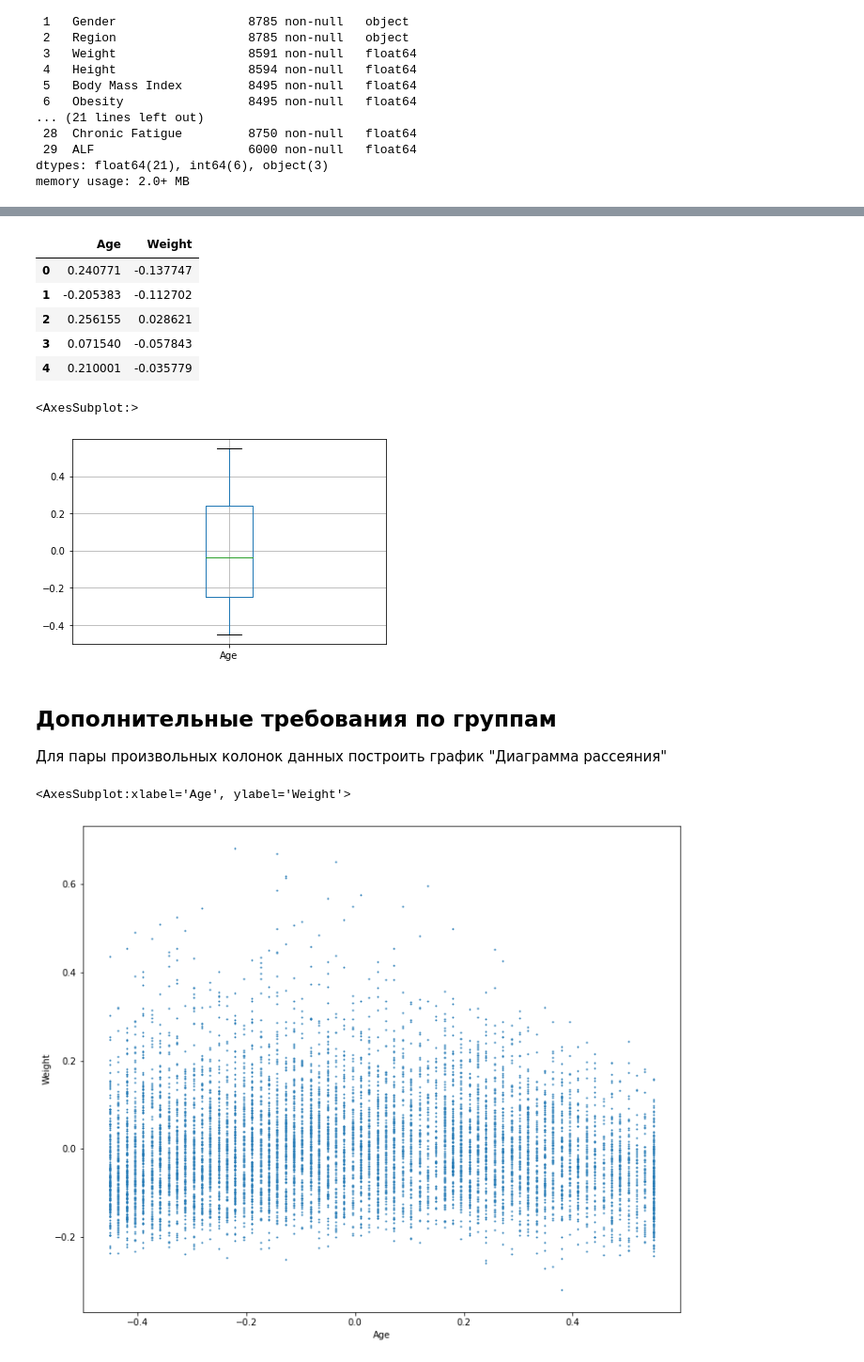
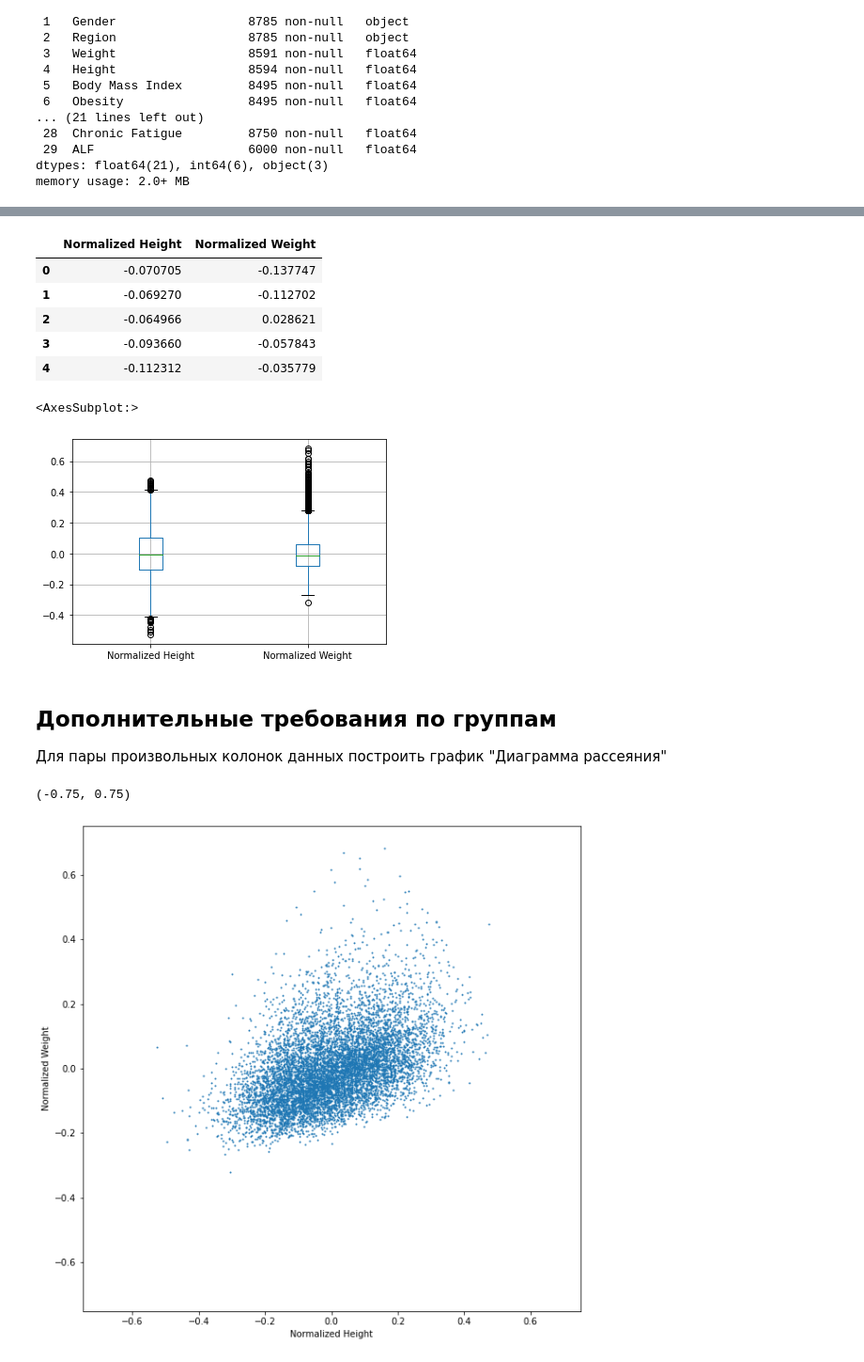
Before and after one commit to CTmH/MMO2022, a Jupyter notebook: rk1/rk1.ipynb, the cells around one changed output, grey strips where cells are left out. Shown: that part at 94% size. Cells and saved outputs as stored; diff of their text form; code cells hidden in the pictures.

```diff
--- a/rk1/rk1.ipynb
+++ b/rk1/rk1.ipynb
@@ -53,0 +61,6 @@ df.boxplot(column=['Age'])
+# %%
+hdata = df.loc[:,['Height','Weight']]
+print('min(Height) = ' + str(np.min(hdata['Height'])))
+print('max(Height) = ' + str(np.max(hdata['Height'])))
+print('min(Weight) = ' + str(np.min(hdata['Weight'])))
+print('max(Weight) = ' + str(np.max(hdata['Weight'])))
@@ -54,25 +72,27 @@ df.boxplot(column=['Age'])
 # %%
-hdata = df.loc[:,['Age','Weight']]
 hdata = hdata.apply(lambda x: (x - np.mean(x))/(np.max(x)-np.min(x)))
+hdata.columns = ['Normalized Height','Normalized Weight']
 hdata.head()
 # %% [output]
-|  | Age | Weight |
-| 0 | 0.240771 | -0.137747 |
-| 1 | -0.205383 | -0.112702 |
-| 2 | 0.256155 | 0.028621 |
-| 3 | 0.071540 | -0.057843 |
-| 4 | 0.210001 | -0.035779 |
+|  | Normalized Height | Normalized Weight |
+| 0 | -0.070705 | -0.137747 |
+| 1 | -0.069270 | -0.112702 |
+| 2 | -0.064966 | 0.028621 |
+| 3 | -0.093660 | -0.057843 |
+| 4 | -0.112312 | -0.035779 |
 # %%
-hdata.boxplot(column=['Age'])
+hdata.boxplot(column=['Normalized Height','Normalized Weight'])
 # %% [output]
 <AxesSubplot:>
-[figure, old version]
+[figure, new version]
 # %% [markdown]
 ## Дополнительные требования по группам
 
 Для пары произвольных колонок данных построить график "Диаграмма рассеяния"
 # %%
-hdata.plot.scatter(x='Age',y='Weight',s=1,figsize=(12,10))
+ax = hdata.plot.scatter(x='Normalized Height',y='Normalized Weight',s=1,figsize=(10,10))
+ax.set_xlim(-0.75, 0.75)
+ax.set_ylim(-0.75, 0.75)
 # %% [output]
-<AxesSubplot:xlabel='Age', ylabel='Weight'>
+(-0.75, 0.75)
-[figure, old version]
+[figure, new version]
```
Also changed, not shown: parts of 7 cells of this notebook.
